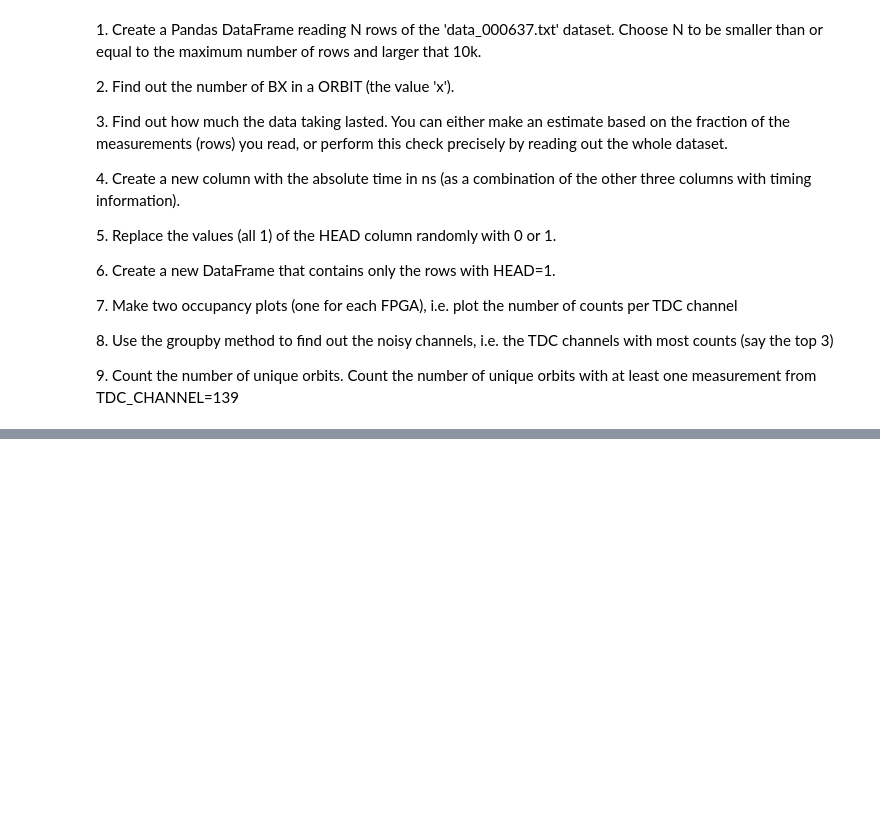
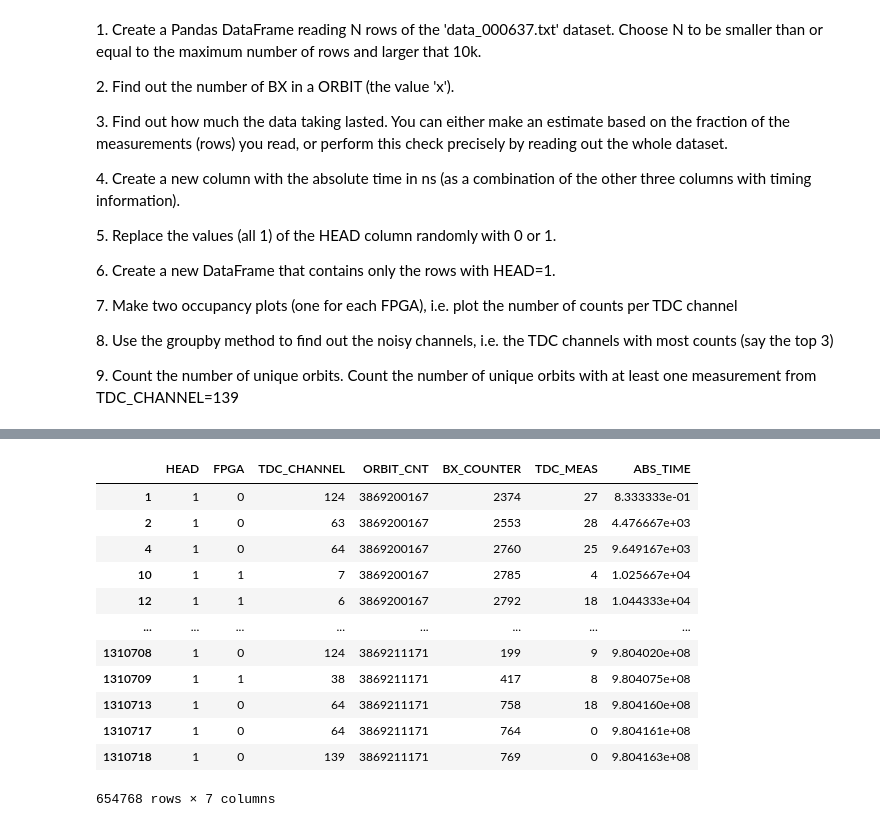
Before and after one commit to PhysicsOfData/LaboratoryOfComputationalPhysics_Y4, a Jupyter notebook: 05ex_Pandas.ipynb, the cells around one changed output, grey strips where cells are left out. Saved outputs shown, nothing was run; the diff lists cells and outputs as text; code cells hidden in the pictures; blank space fills up the shorter version.

```diff
--- a/05ex_Pandas.ipynb
+++ b/05ex_Pandas.ipynb
@@ -52,0 +148,19 @@ df
+# %%
+#6)
+
+newdf=df[df['HEAD']==1]
+newdf
+# %% [output]
+|  | HEAD | FPGA | TDC_CHANNEL | ORBIT_CNT | BX_COUNTER | TDC_MEAS | ABS_TIME |
+| 1 | 1 | 0 | 124 | 3869200167 | 2374 | 27 | 8.333333e-01 |
+| 2 | 1 | 0 | 63 | 3869200167 | 2553 | 28 | 4.476667e+03 |
+| 4 | 1 | 0 | 64 | 3869200167 | 2760 | 25 | 9.649167e+03 |
+| 10 | 1 | 1 | 7 | 3869200167 | 2785 | 4 | 1.025667e+04 |
+| 12 | 1 | 1 | 6 | 3869200167 | 2792 | 18 | 1.044333e+04 |
+| ... | ... | ... | ... | ... | ... | ... | ... |
+| 1310708 | 1 | 0 | 124 | 3869211171 | 199 | 9 | 9.804020e+08 |
+| 1310709 | 1 | 1 | 38 | 3869211171 | 417 | 8 | 9.804075e+08 |
+| 1310713 | 1 | 0 | 64 | 3869211171 | 758 | 18 | 9.804160e+08 |
+| 1310717 | 1 | 0 | 64 | 3869211171 | 764 | 0 | 9.804161e+08 |
+| 1310718 | 1 | 0 | 139 | 3869211171 | 769 | 0 | 9.804163e+08 |
+654768 rows × 7 columns
```
Also changed, not shown: parts of 13 cells of this notebook, 3 other files.
